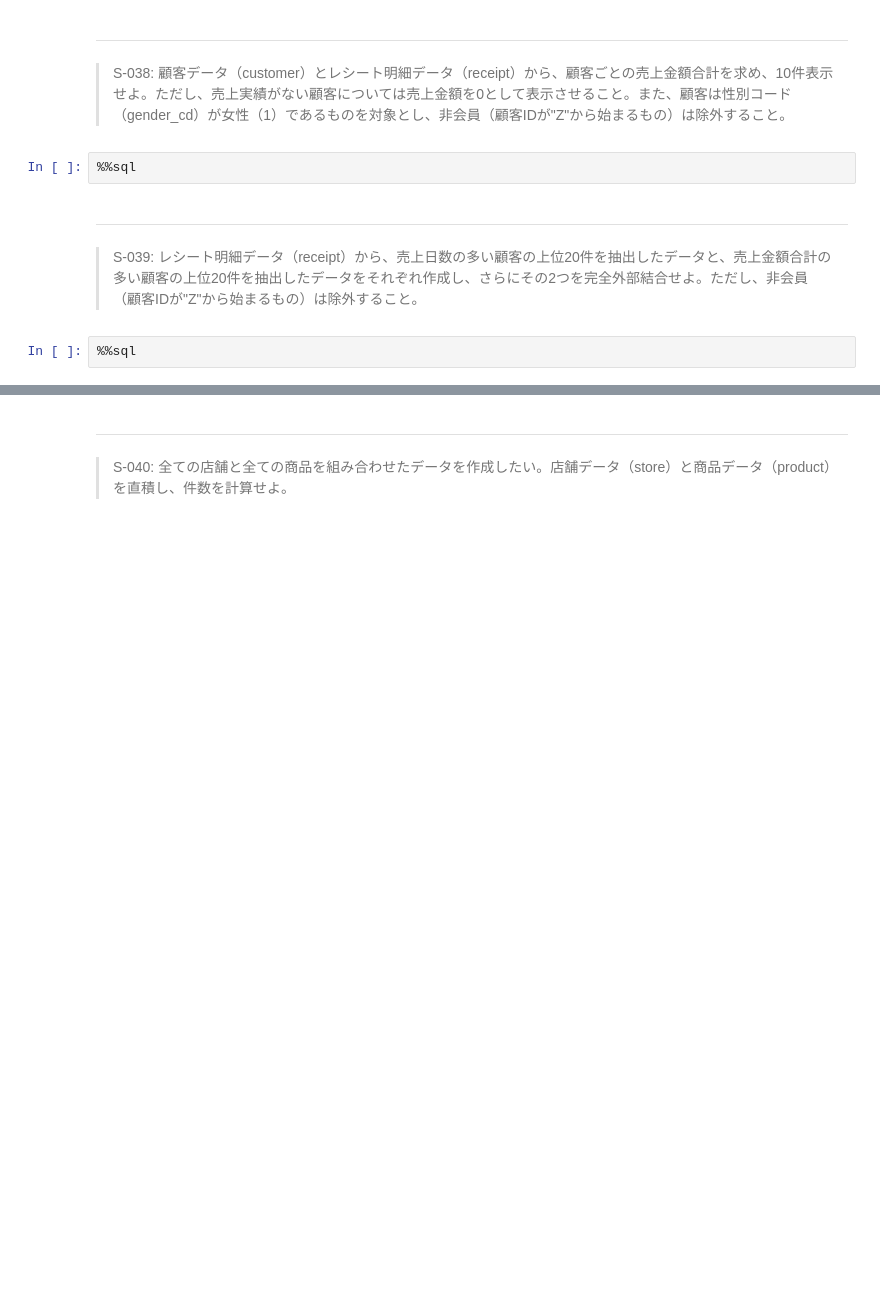
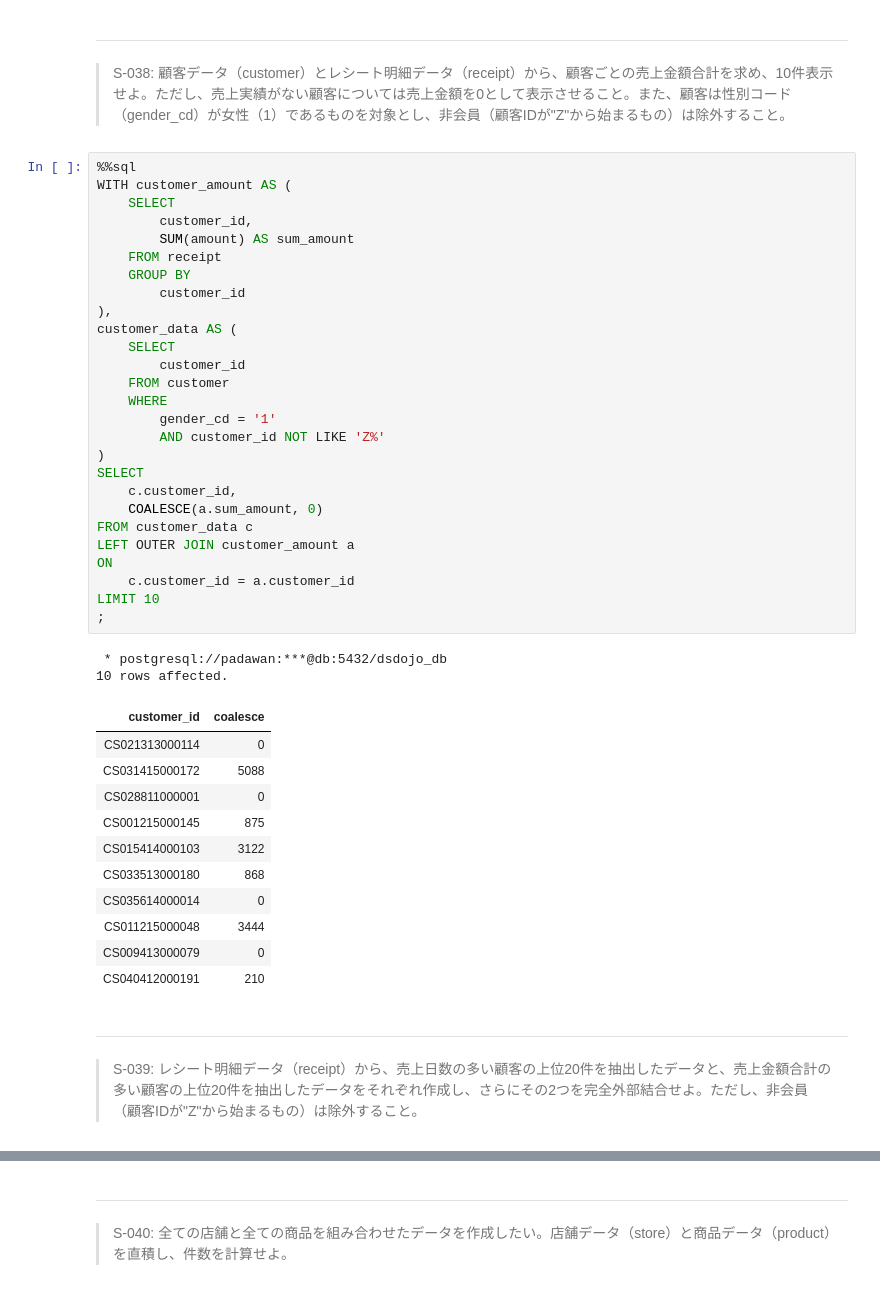
Before and after one commit to KJR020/100knocks-preprocess, a Jupyter notebook: docker/work/preprocess_knock_SQL.ipynb, the cells around one changed output, grey strips where cells are left out. Drawn from its saved outputs; the diff is of its cells as text; blank space fills up the shorter version.

```diff
--- a/docker/work/preprocess_knock_SQL.ipynb
+++ b/docker/work/preprocess_knock_SQL.ipynb
@@ -1012,10 +1012,47 @@ LIMIT 10
 # %% [markdown]
 ---
 > S-038: 顧客データ（customer）とレシート明細データ（receipt）から、顧客ごとの売上金額合計を求め、10件表示せよ。ただし、売上実績がない顧客については売上金額を0として表示させること。また、顧客は性別コード（gender_cd）が女性（1）であるものを対象とし、非会員（顧客IDが"Z"から始まるもの）は除外すること。
-# %%
-%%sql
+# %%
+%%sql
+WITH customer_amount AS (
+    SELECT
+        customer_id,
+        SUM(amount) AS sum_amount
+    FROM receipt
+    GROUP BY
+        customer_id
+),
+customer_data AS (
+    SELECT
+        customer_id
+    FROM customer
+    WHERE
+        gender_cd = '1'
+        AND customer_id NOT LIKE 'Z%'
+)
+SELECT
+    c.customer_id,
+    COALESCE(a.sum_amount, 0)
+FROM customer_data c
+LEFT OUTER JOIN customer_amount a
+ON
+    c.customer_id = a.customer_id
+LIMIT 10
+;
+# %% [output]
+ * postgresql://padawan:***@db:5432/dsdojo_db
+10 rows affected.
+| customer_id | coalesce |
+| CS021313000114 | 0 |
+| CS031415000172 | 5088 |
+| CS028811000001 | 0 |
+| CS001215000145 | 875 |
+| CS015414000103 | 3122 |
+| CS033513000180 | 868 |
+| CS035614000014 | 0 |
+| CS011215000048 | 3444 |
+| CS009413000079 | 0 |
+| CS040412000191 | 210 |
 # %% [markdown]
 ---
 > S-039: レシート明細データ（receipt）から、売上日数の多い顧客の上位20件を抽出したデータと、売上金額合計の多い顧客の上位20件を抽出したデータをそれぞれ作成し、さらにその2つを完全外部結合せよ。ただし、非会員（顧客IDが"Z"から始まるもの）は除外すること。
-# %%
-%%sql
```
Also changed, not shown: parts of 1 cell of this notebook.
